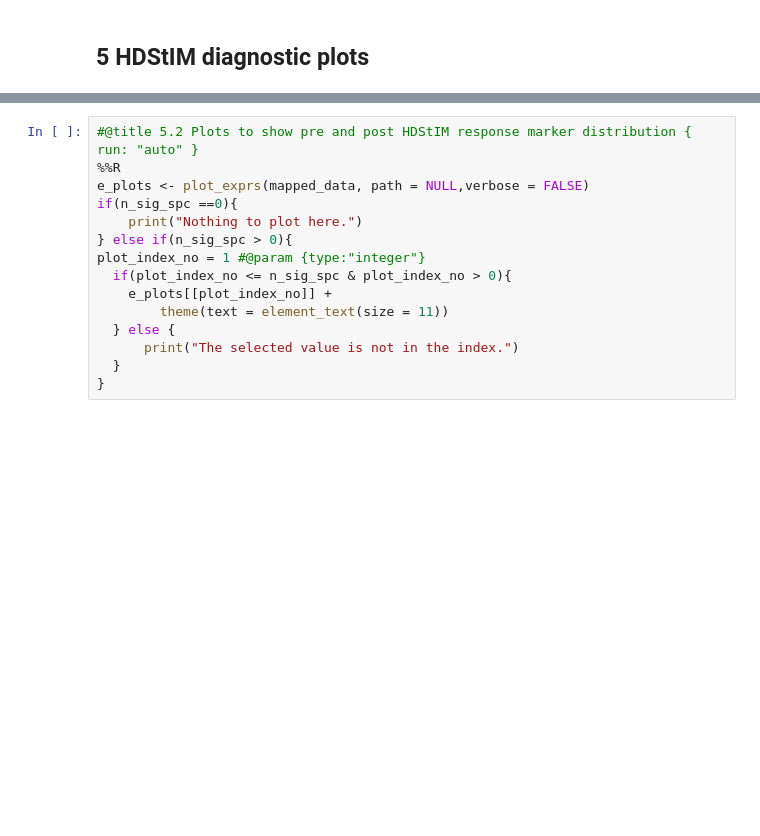
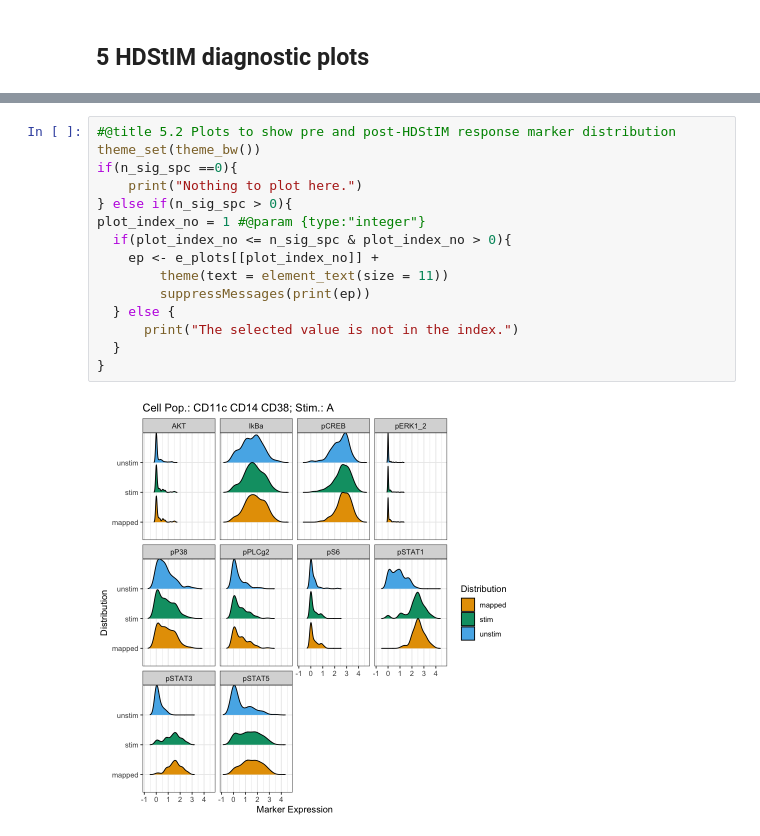
Before and after one commit to rohitfarmer/ColabHDStIM, a Jupyter notebook: ColabHDStIM.ipynb, the cells around one changed output, grey strips where cells are left out. Drawn from its saved outputs; the diff is of its cells as text; blank space fills up the shorter version.

```diff
--- a/ColabHDStIM.ipynb
+++ b/ColabHDStIM.ipynb
@@ -141,16 +198,18 @@ if(n_sig_spc ==0){
 # %%
-#@title 5.2 Plots to show pre and post HDStIM response marker distribution { run: "auto" }
-%%R
-e_plots <- plot_exprs(mapped_data, path = NULL,verbose = FALSE)
+#@title 5.2 Plots to show pre and post-HDStIM response marker distribution
+theme_set(theme_bw())
 if(n_sig_spc ==0){
     print("Nothing to plot here.")
 } else if(n_sig_spc > 0){
 plot_index_no = 1 #@param {type:"integer"}
   if(plot_index_no <= n_sig_spc & plot_index_no > 0){
-    e_plots[[plot_index_no]] +
+    ep <- e_plots[[plot_index_no]] +
         theme(text = element_text(size = 11))
+        suppressMessages(print(ep))
   } else {
       print("The selected value is not in the index.")
   }
 }
+# %% [output]
+[figure, added]
 # %%
```
Also changed, not shown: parts of 30 cells of this notebook.
